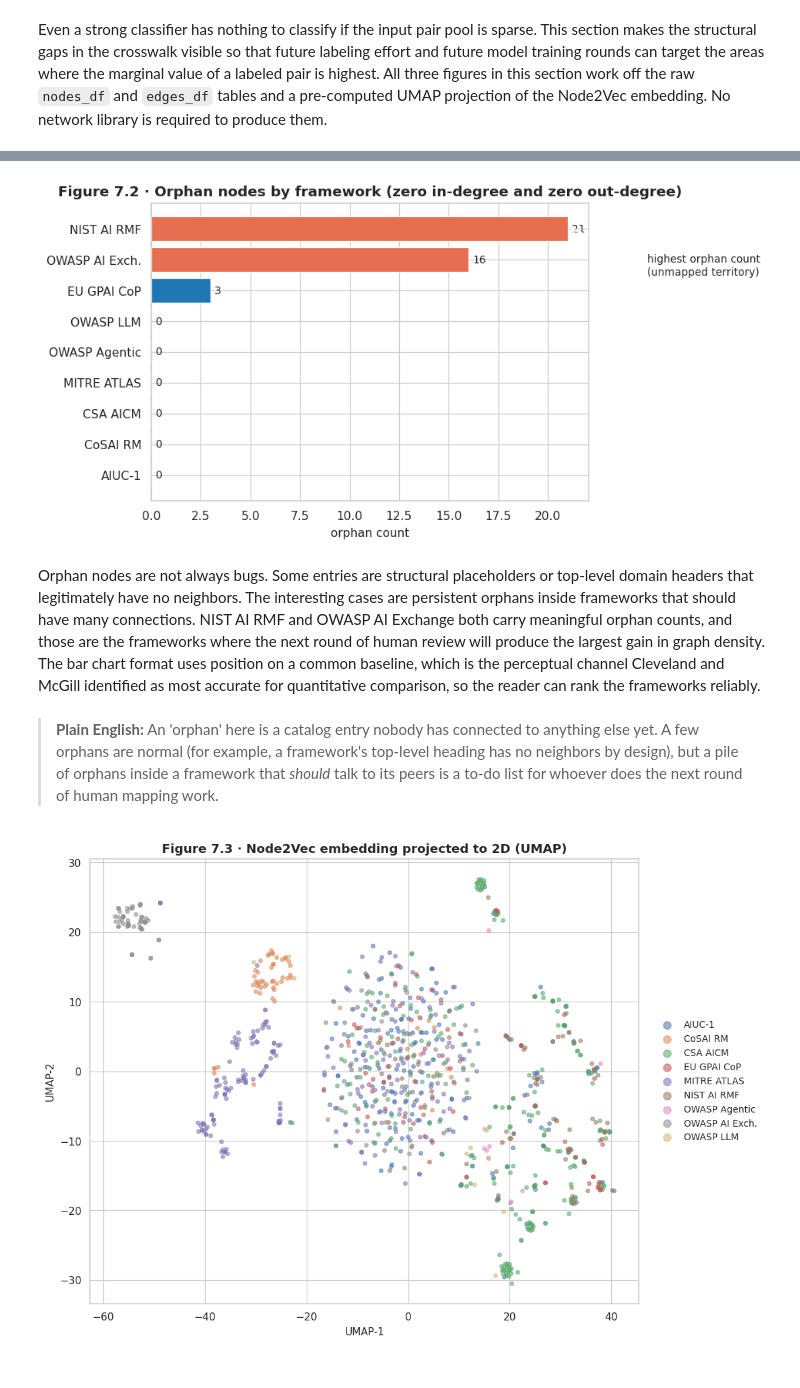
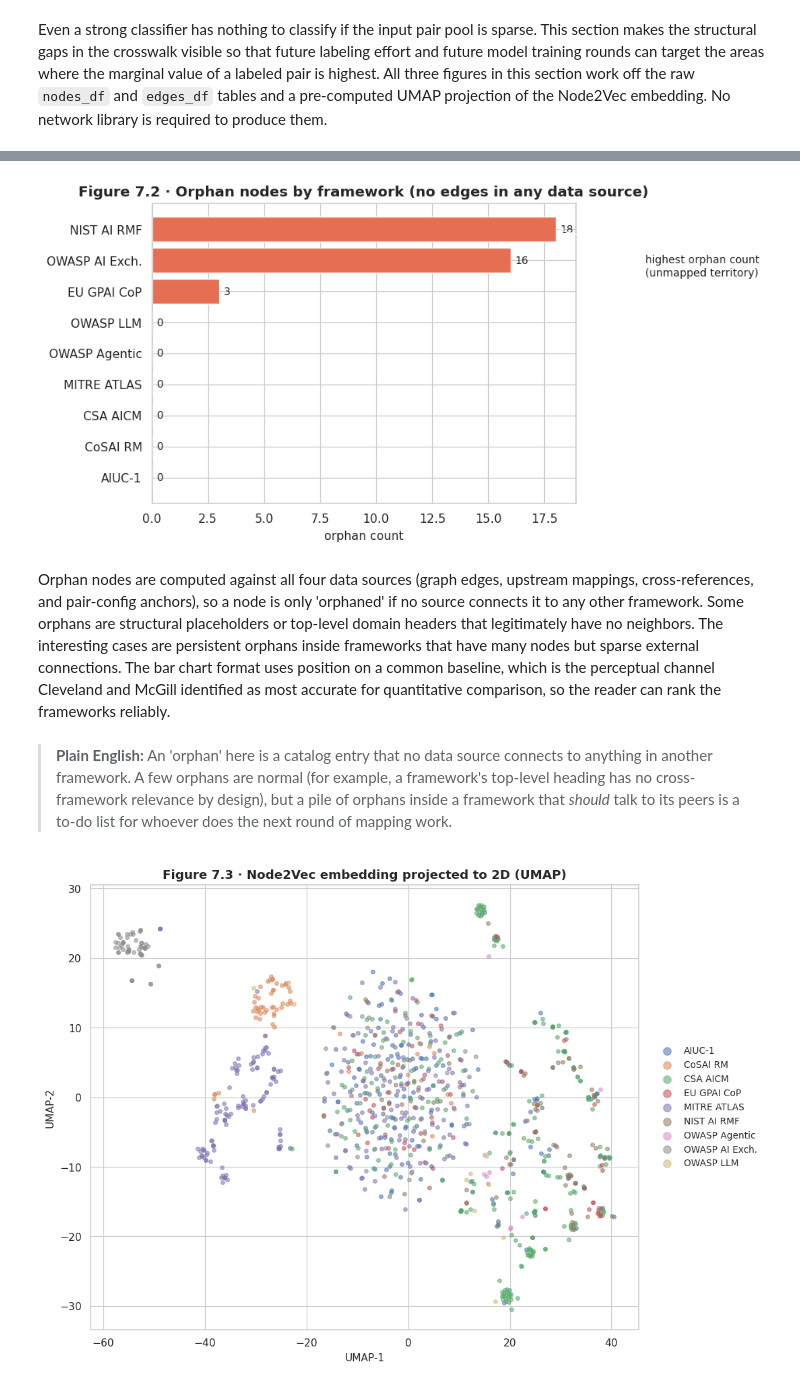
Before and after one commit to rocklambros/ai-security-framework-crosswalk, a Jupyter notebook: notebooks/project1_crosswalk_eda.ipynb, the cells around one changed output, grey strips where cells are left out. Cells and saved outputs as stored; diff of their text form; code cells hidden in the pictures.

```diff
--- a/notebooks/project1_crosswalk_eda.ipynb
+++ b/notebooks/project1_crosswalk_eda.ipynb
@@ -1069,47 +1151,48 @@ Coverage is bimodal. The AIUC-1 row is mostly above 50%, because the active labe
 # %%
-# Figure 7.2. Orphan nodes by framework. An orphan is a node that has zero
-# inbound and zero outbound edges (no neighbors at all). I compute this
-# directly from the edges DataFrame with pandas groupby, avoiding any
-# dependency on a graph library.
-connected_ids = set(edges_df["source_node_id"]).union(edges_df["target_node_id"])
+# Figure 7.2. Orphan nodes by framework. An orphan is a node with zero
+# edges in any data source (graph edges including intra-framework links,
+# upstream mappings, cross-references, and pair-config anchors).
+connected_ids = (
+    set(edges_df["source_node_id"]).union(edges_df["target_node_id"])  # all graph edges
+    | set(cross_edges["source_node_id"]).union(cross_edges["target_node_id"])  # upstream + anchors
+)
 orphan_mask = ~nodes_df["node_id"].isin(connected_ids)
 orphan_per_fw = (
     nodes_df[orphan_mask]
     .groupby("framework")
     .size()
     .reindex(FRAMEWORKS, fill_value=0)
     .sort_values(ascending=True)
 )
 
 fig, ax = plt.subplots(figsize=(9, 4.5))
-# Highlight the two frameworks where orphan counts are operationally
-# meaningful so the eye is drawn to the actionable bars first.
-colors = ["#e76f51" if PRETTY[f] in ("NIST AI RMF", "OWASP AI Exch.") else "#1f77b4"
+highlight = {PRETTY[f] for f in orphan_per_fw.index if orphan_per_fw[f] > 0}
+colors = ["#e76f51" if PRETTY[f] in highlight else "#1f77b4"
           for f in orphan_per_fw.index]
 ax.barh([PRETTY[f] for f in orphan_per_fw.index], orphan_per_fw.values, color=colors)
-ax.set_title("Figure 7.2 · Orphan nodes by framework (zero in-degree and zero out-degree)")
+ax.set_title("Figure 7.2 \u00b7 Orphan nodes by framework (no edges in any data source)")
 ax.set_xlabel("orphan count")
 for i, v in enumerate(orphan_per_fw.values):
     ax.text(v + 0.2, i, str(int(v)), va="center", fontsize=9)
 
 if orphan_per_fw.max() > 0:
     top = orphan_per_fw.idxmax()
     top_idx = list(orphan_per_fw.index).index(top)
     ax.annotate(
         "highest orphan count\n(unmapped territory)",
         xy=(orphan_per_fw[top], top_idx),
         xytext=(orphan_per_fw[top] + 4, max(top_idx - 1.5, 0)),
         fontsize=9,
         arrowprops=dict(arrowstyle="->", lw=1.0),
     )
 plt.tight_layout()
 plt.show()
 # %% [output]
-[figure, old version]
+[figure, new version]
 # %% [markdown]
-Orphan nodes are not always bugs. Some entries are structural placeholders or top-level domain headers that legitimately have no neighbors. The interesting cases are persistent orphans inside frameworks that should have many connections. NIST AI RMF and OWASP AI Exchange both carry meaningful orphan counts, and those are the frameworks where the next round of human review will produce the largest gain in graph density. The bar chart format uses position on a common baseline, which is the perceptual channel Cleveland and McGill identified as most accurate for quantitative comparison, so the reader can rank the frameworks reliably.
+Orphan nodes are computed against all four data sources (graph edges, upstream mappings, cross-references, and pair-config anchors), so a node is only 'orphaned' if no source connects it to any other framework. Some orphans are structural placeholders or top-level domain headers that legitimately have no neighbors. The interesting cases are persistent orphans inside frameworks that have many nodes but sparse external connections. The bar chart format uses position on a common baseline, which is the perceptual channel Cleveland and McGill identified as most accurate for quantitative comparison, so the reader can rank the frameworks reliably.
 # %% [markdown]
-> **Plain English:** An 'orphan' here is a catalog entry nobody has connected to anything else yet. A few orphans are normal (for example, a framework's top-level heading has no neighbors by design), but a pile of orphans inside a framework that *should* talk to its peers is a to-do list for whoever does the next round of human mapping work.
+> **Plain English:** An 'orphan' here is a catalog entry that no data source connects to anything in another framework. A few orphans are normal (for example, a framework's top-level heading has no cross-framework relevance by design), but a pile of orphans inside a framework that *should* talk to its peers is a to-do list for whoever does the next round of mapping work.
 # %%
 # Figure 7.3. Two-dimensional projection of the Node2Vec embedding. The
 # pipeline already ran UMAP on the 64-dimensional Node2Vec vectors and saved
```
Also changed, not shown: parts of 10 cells of this notebook, 34 other files.
